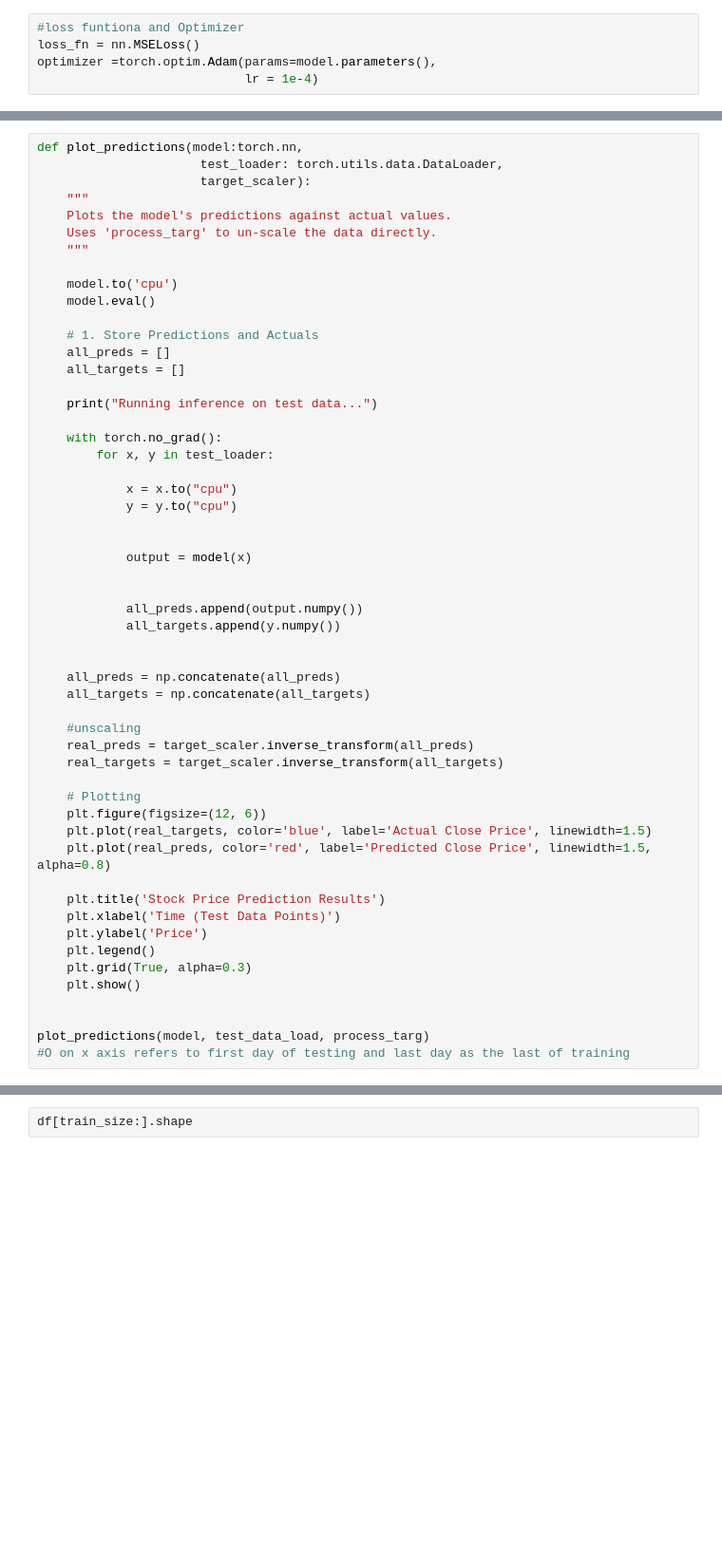
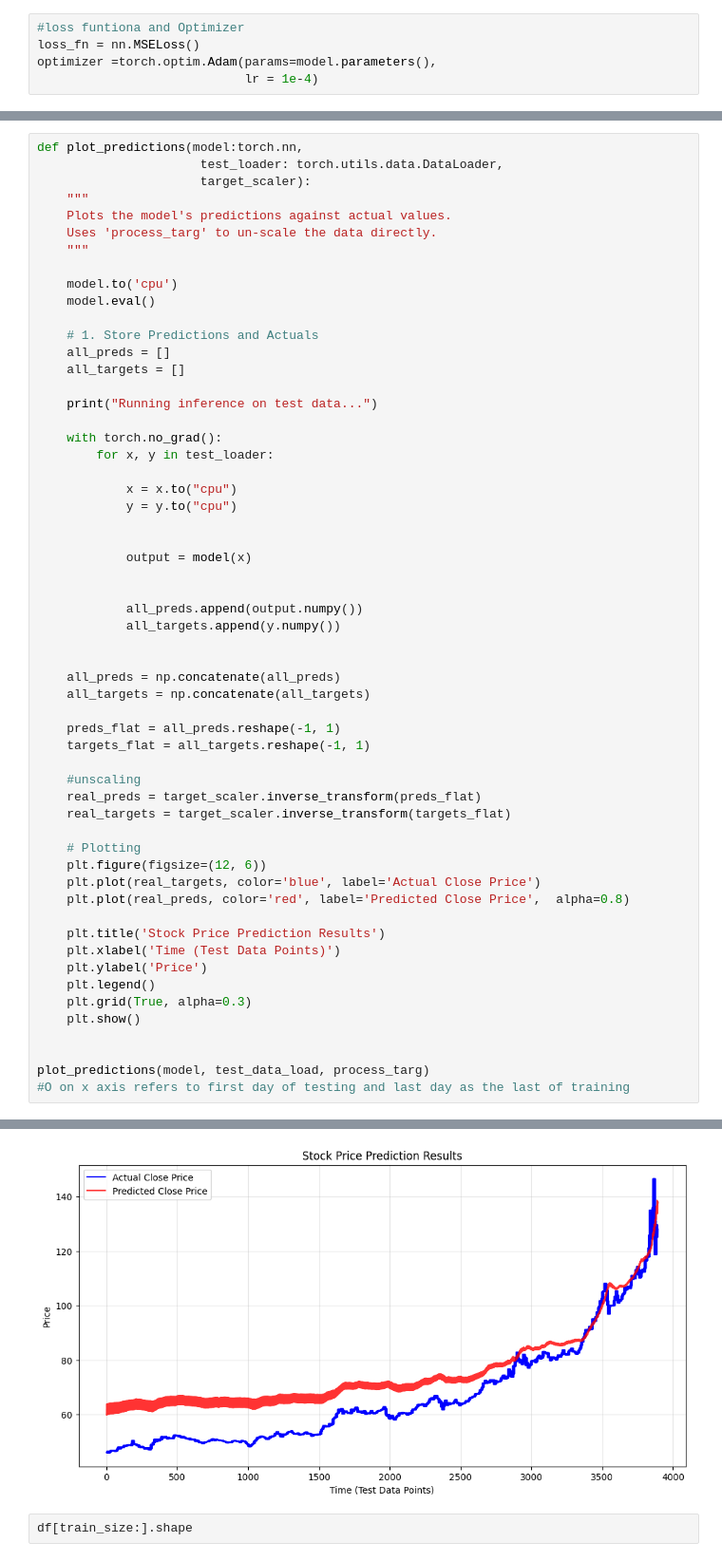
Before and after one commit to sharmanjeurkar-dev/StockPrediction, a Jupyter notebook: notebooks/StockPrediction.ipynb, the cells around one changed output, grey strips where cells are left out. Shown at 95% size. Drawn from its saved outputs; the diff is of its cells as text; blank space fills up the shorter version.

Commit message:
Final commit of the day to avoid any loss of actual code asn logic

```diff
--- a/notebooks/StockPrediction.ipynb
+++ b/notebooks/StockPrediction.ipynb
@@ -237,14 +282,17 @@ def plot_predictions(model:torch.nn,
     all_preds = np.concatenate(all_preds)
     all_targets = np.concatenate(all_targets)
 
+    preds_flat = all_preds.reshape(-1, 1)
+    targets_flat = all_targets.reshape(-1, 1)
+
     #unscaling
-    real_preds = target_scaler.inverse_transform(all_preds)
-    real_targets = target_scaler.inverse_transform(all_targets)
+    real_preds = target_scaler.inverse_transform(preds_flat)
+    real_targets = target_scaler.inverse_transform(targets_flat)
 
     # Plotting
     plt.figure(figsize=(12, 6))
-    plt.plot(real_targets, color='blue', label='Actual Close Price', linewidth=1.5)
-    plt.plot(real_preds, color='red', label='Predicted Close Price', linewidth=1.5, alpha=0.8)
+    plt.plot(real_targets, color='blue', label='Actual Close Price')
+    plt.plot(real_preds, color='red', label='Predicted Close Price',  alpha=0.8)
 
     plt.title('Stock Price Prediction Results')
     plt.xlabel('Time (Test Data Points)')
@@ -256,3 +304,4 @@ def plot_predictions(model:torch.nn,
 
 plot_predictions(model, test_data_load, process_targ)
 #O on x axis refers to first day of testing and last day as the last of training
+# %% [output]
@@ -259,3 +309,4 @@ plot_predictions(model, test_data_load, process_targ)
+[figure, added]
 # %%
 df[train_size:].shape
 # %% [output]
```
Also changed, not shown: parts of 10 cells of this notebook.
